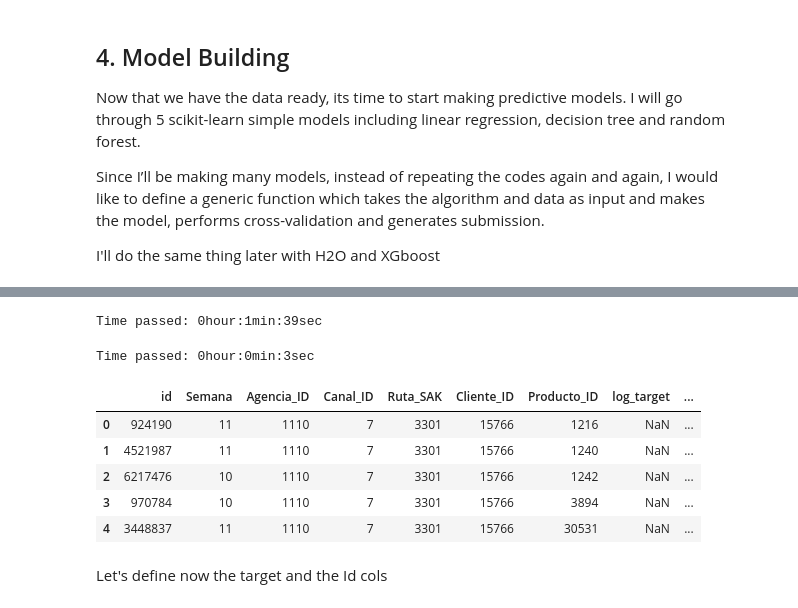
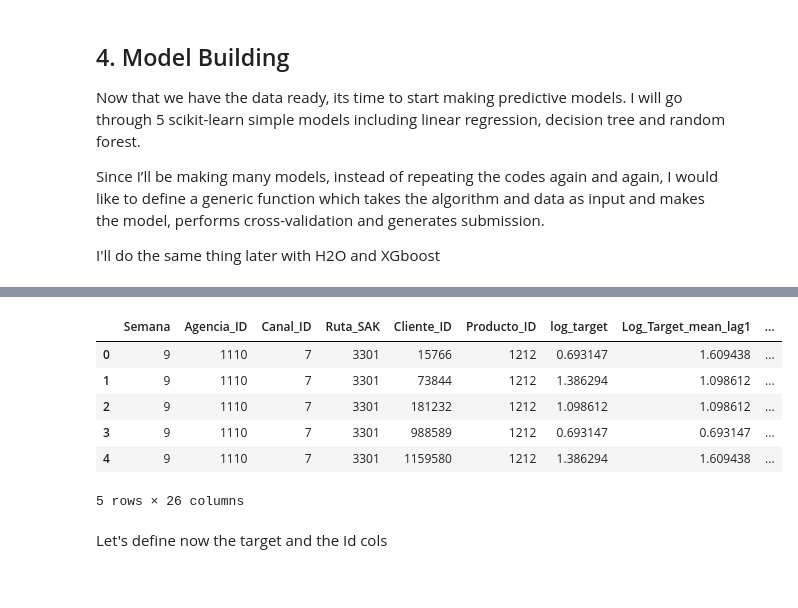
Before and after one commit to pablomarin/kaggle-bimbo, a Jupyter notebook: Model Building - sckit-learn.ipynb, the cells around one changed output, grey strips where cells are left out. Drawn from its saved outputs; the diff is of its cells as text; code cells hidden in the pictures.

```diff
--- a/Model Building - sckit-learn.ipynb
+++ b/Model Building - sckit-learn.ipynb
@@ -29,0 +125,10 @@ def tac():
+# %%
+val.head()
+# %% [output]
+|  | Semana | Agencia_ID | Canal_ID | Ruta_SAK | Cliente_ID | Producto_ID | log_target | Log_Target_mean_lag1 | ... |
+| 0 | 9 | 1110 | 7 | 3301 | 15766 | 1212 | 0.693147 | 1.609438 | ... |
+| 1 | 9 | 1110 | 7 | 3301 | 73844 | 1212 | 1.386294 | 1.098612 | ... |
+| 2 | 9 | 1110 | 7 | 3301 | 181232 | 1212 | 1.098612 | 1.098612 | ... |
+| 3 | 9 | 1110 | 7 | 3301 | 988589 | 1212 | 0.693147 | 0.693147 | ... |
+| 4 | 9 | 1110 | 7 | 3301 | 1159580 | 1212 | 1.386294 | 1.609438 | ... |
+5 rows × 26 columns
@@ -84,69 +194,3 @@ def modelfit(alg, dtrain, dval, dtest, predictors, target, IDcol, filename):
     submission.to_csv("./Submissions/"+filename, index=False)
-# %%
-#now we load our modified train and test set
-
-tic()
-#train = pd.read_csv('./input-data/train_modified.csv', nrows = 500000)
-#test = pd.read_csv('./input-data/test_modified.csv', nrows = 500000)
-train = pd.read_csv('./input-data/train_modified.csv',
-                    dtype = {'Semana': 'int8',
-                            'Agencia_ID': 'uint16',
-                            'Canal_ID': 'int8',
-                            'Ruta_SAK': 'int32',
-                            'Cliente_ID': 'int32',
-                            'Producto_ID': 'int32',
-                            'log_target':  'float64',
-                            'Log_Target_mean_lag1': 'float64',
-                            'Log_Target_mean_lag2': 'float64',
-                            'Log_Target_mean_lag3': 'float64',
-                            'Log_Target_mean_lag4': 'float64',
-                            'Lags_sum': 'float64',
-                            'pairs_mean':  'float64',
-                            'brand': 'uint16',
-                            'cluster': 'uint16',
-                            'Qty_Ruta_SAK_Bin': 'int8',
-                            'ZipCode': 'uint16'},
-                   )
-
-
-test = pd.read_csv('./input-data/test_modified.csv',
-                    dtype = {'id': 'uint32',
-                            'Semana': 'int8',
-                            'Agencia_ID': 'uint16',
-                            'Canal_ID': 'int8',
-                            'Ruta_SAK': 'int32',
-                            'Cliente_ID': 'int32',
-                            'Producto_ID': 'int32',
-                            'Log_Target_mean_lag1': 'float64',
-                            'Log_Target_mean_lag2': 'float64',
-                            'Log_Target_mean_lag3': 'float64',
-                            'Log_Target_mean_lag4': 'float64',
-                            'Lags_sum': 'float64',
-                            'pairs_mean': 'float64',
-                            'brand': 'uint16',
-                            'cluster': 'uint16',
-                            'Qty_Ruta_SAK_Bin': 'int8',
-                            'ZipCode': 'uint16'},
-                      )
-tac()
-# %% [output]
-Time passed: 0hour:1min:39sec
-# %%
-# We split the train set to get a validation set
-tic()
-val = train[train.Semana > 8] # Weeks 9
-train = train[train.Semana <=8] # Weeks 7,8
-tac()
-# %% [output]
-Time passed: 0hour:0min:3sec
-# %%
-test.head()
-# %% [output]
-|  | id | Semana | Agencia_ID | Canal_ID | Ruta_SAK | Cliente_ID | Producto_ID | log_target | ... |
-| 0 | 924190 | 11 | 1110 | 7 | 3301 | 15766 | 1216 | NaN | ... |
-| 1 | 4521987 | 11 | 1110 | 7 | 3301 | 15766 | 1240 | NaN | ... |
-| 2 | 6217476 | 10 | 1110 | 7 | 3301 | 15766 | 1242 | NaN | ... |
-| 3 | 970784 | 10 | 1110 | 7 | 3301 | 15766 | 3894 | NaN | ... |
-| 4 | 3448837 | 11 | 1110 | 7 | 3301 | 15766 | 30531 | NaN | ... |
 # %% [markdown]
 Let's define now the target and the Id cols
```
Also changed, not shown: parts of 10 cells of this notebook, 2 other files.
